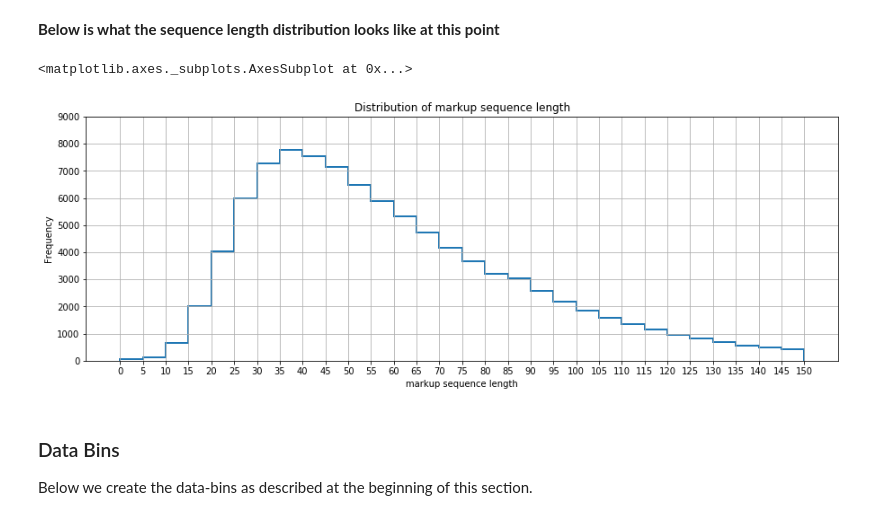
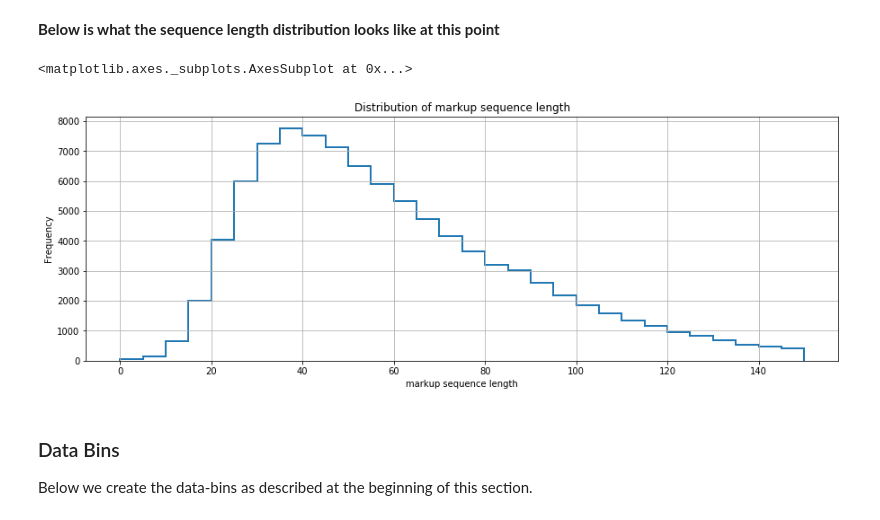
Before and after one commit to untrix/im2latex, a Jupyter notebook: src/preprocessing_step_4_padding.ipynb, the cells around one changed output. Cells and saved outputs as stored; diff of their text form; code cells hidden in the pictures.

```diff
--- a/src/preprocessing_step_4_padding.ipynb
+++ b/src/preprocessing_step_4_padding.ipynb
@@ -114,12 +120,13 @@ Name: word2id_len, dtype: float64
 # %%
 axes = plt.axes()
 axes.set_xlabel('markup sequence length')
 axes.set_title('Distribution of markup sequence length')
 bins=range(0,151,5)
-df_pruned.word2id_len.plot.hist(ax=axes, histtype='step', lw=2,  figsize=(15,5), grid=True, bins=bins, xticks=bins, yticks=range(0,9001,1000))
+# df_pruned.word2id_len.plot.hist(ax=axes, histtype='step', lw=2,  figsize=(15,5), grid=True, bins=bins, xticks=bins, yticks=range(0,9001,1000))
+df_pruned.word2id_len.plot.hist(ax=axes, histtype='step', lw=2,  figsize=(15,5), grid=True, bins=bins)
 # %% [output]
 <matplotlib.axes._subplots.AxesSubplot at 0x...>
-[figure, old version]
+[figure, new version]
 # %% [markdown]
 ### Data Bins
 Below we create the data-bins as described at the beginning of this section.
```
Also changed, not shown: parts of 18 cells of this notebook, 1 other file.
